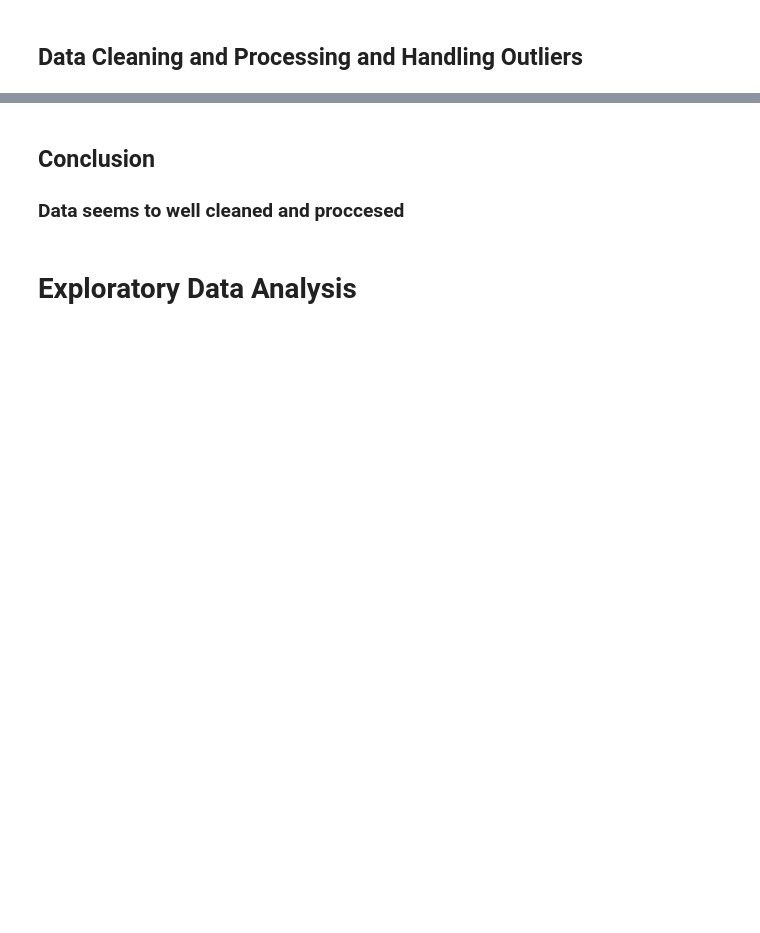
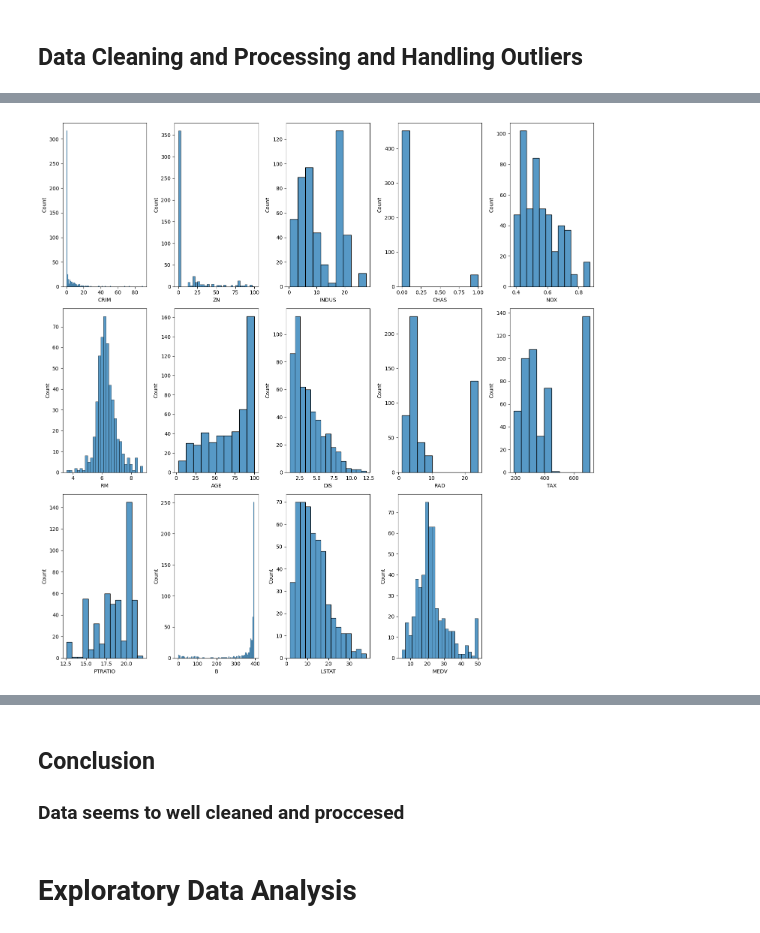
Before and after one commit to nishantab95/Boston_house_price_prediction_linear_regression_model, a Jupyter notebook: house-prediction-ml-model.ipynb, the cells around one changed output, grey strips where cells are left out. Saved outputs shown, nothing was run; the diff lists cells and outputs as text; code cells hidden in the pictures; blank space fills up the shorter version.

```diff
--- a/house-prediction-ml-model.ipynb
+++ b/house-prediction-ml-model.ipynb
@@ -144,5 +134,0 @@ plt.show()
-# %%
-for i in col_list:
-    sns.boxplot(x=df[i])
-    plt.title(i)
-    plt.show()
@@ -163,0 +135,12 @@ for i in col_list:
+# %%
+n = 1
+plt.figure(figsize=(15, 15))
+for i in df.columns:
+  if n <= len(df.columns):
+    ax = plt.subplot(3, 5, n)
+    sns.histplot(x=df[i])
+  n += 1
+plt.tight_layout()
+plt.show()
+# %% [output]
+[figure, added]
```
Also changed, not shown: parts of 55 cells of this notebook.
